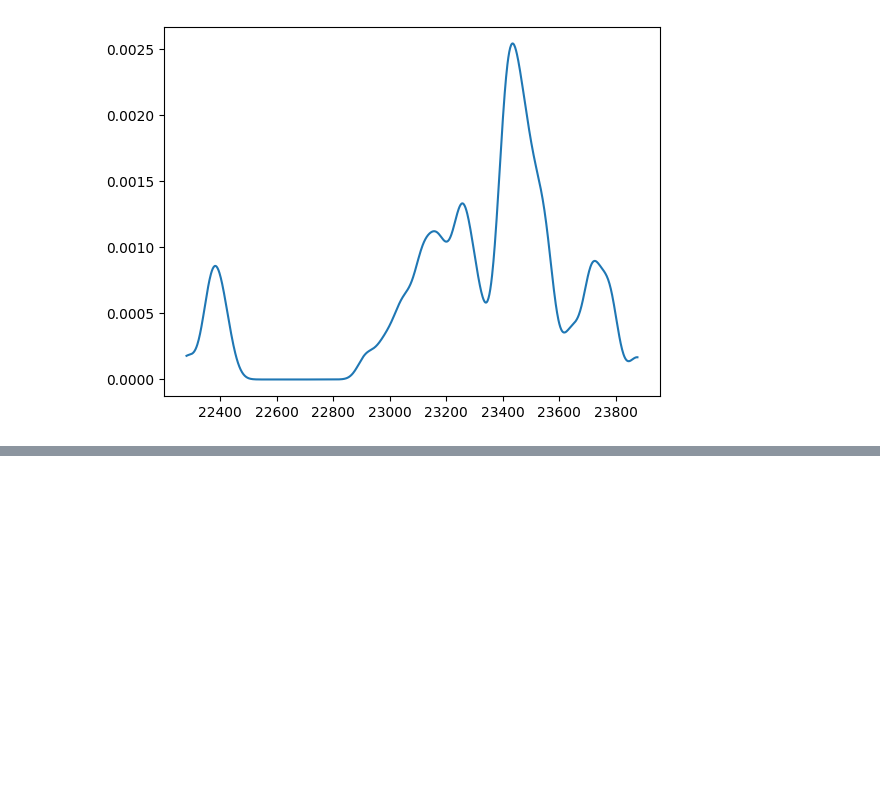
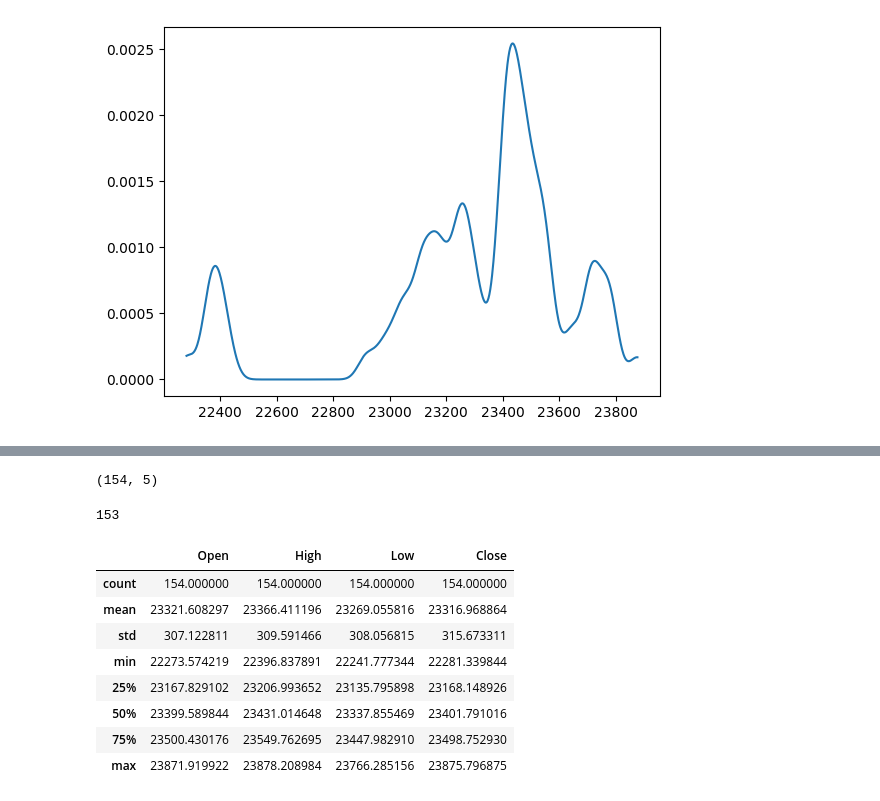
Before and after one commit to jaymgonzalez/python-trading, a Jupyter notebook: support-resistance.ipynb, the cells around one changed output, grey strips where cells are left out. Saved outputs shown, nothing was run; the diff lists cells and outputs as text; code cells hidden in the pictures; blank space fills up the shorter version.

```diff
--- a/support-resistance.ipynb
+++ b/support-resistance.ipynb
@@ -153,0 +154,20 @@ draw_candle_chart(sample_df, price_range[peaks], region=0.001)
+# %%
+data.shape
+# %% [output]
+(154, 5)
+# %%
+data.index[-1]
+# %% [output]
+153
+# %%
+data.describe()
+# %% [output]
+|  | Open | High | Low | Close |
+| count | 154.000000 | 154.000000 | 154.000000 | 154.000000 |
+| mean | 23321.608297 | 23366.411196 | 23269.055816 | 23316.968864 |
+| std | 307.122811 | 309.591466 | 308.056815 | 315.673311 |
+| min | 22273.574219 | 22396.837891 | 22241.777344 | 22281.339844 |
+| 25% | 23167.829102 | 23206.993652 | 23135.795898 | 23168.148926 |
+| 50% | 23399.589844 | 23431.014648 | 23337.855469 | 23401.791016 |
+| 75% | 23500.430176 | 23549.762695 | 23447.982910 | 23498.752930 |
+| max | 23871.919922 | 23878.208984 | 23766.285156 | 23875.796875 |
```
Also changed, not shown: parts of 4 cells of this notebook, 1 other file.
